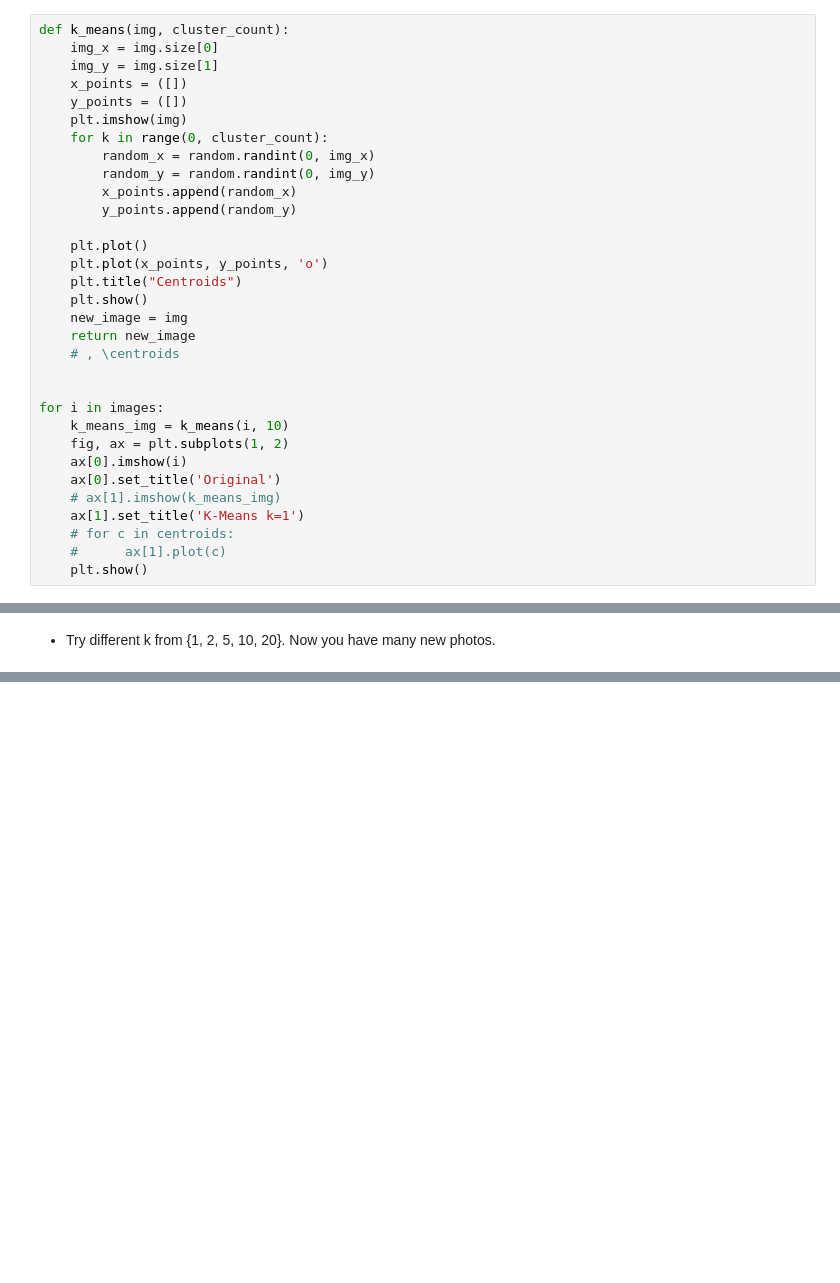
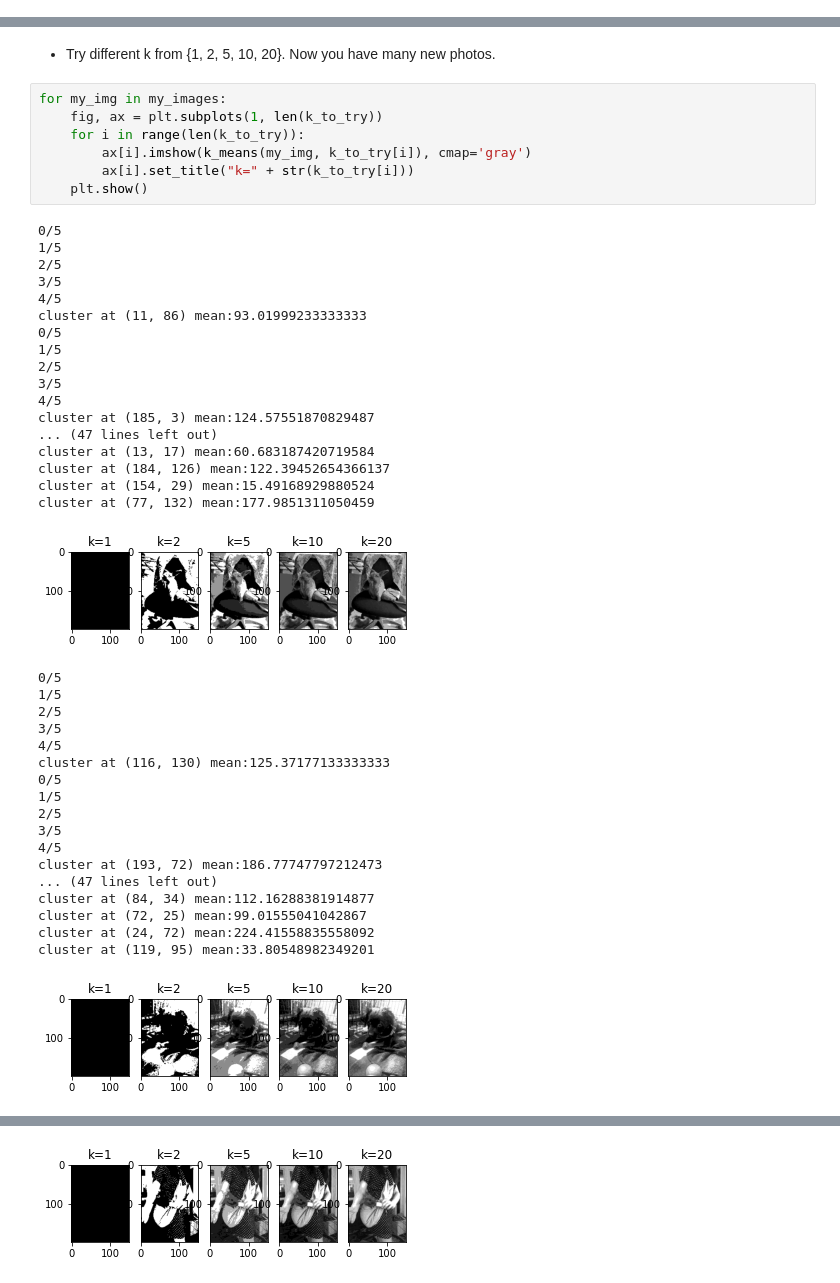
Before and after one commit to AlinaWithAFace/machine-learning-class, a Jupyter notebook: homework-03/src/machine-learning-homework-03.ipynb, the cells around one changed output, grey strips where cells are left out. Cells and saved outputs as stored; diff of their text form; blank space fills up the shorter version.

Commit message:
k-means basics, parts of questions

```diff
--- a/homework-03/src/machine-learning-homework-03.ipynb
+++ b/homework-03/src/machine-learning-homework-03.ipynb
@@ -37,35 +73,3 @@ for i in images:
 # %% [markdown]
 * Apply K-means to the pixels, and rewrite the image where each pixel is replaced by
 the mean of its cluster. Now you have a new photo.
-# %%
-def k_means(img, cluster_count):
-    img_x = img.size[0]
-    img_y = img.size[1]
-    x_points = ([])
-    y_points = ([])
-    plt.imshow(img)
-    for k in range(0, cluster_count):
-        random_x = random.randint(0, img_x)
-        random_y = random.randint(0, img_y)
-        x_points.append(random_x)
-        y_points.append(random_y)
-
-    plt.plot()
-    plt.plot(x_points, y_points, 'o')
-    plt.title("Centroids")
-    plt.show()
-    new_image = img
-    return new_image
-    # , \centroids
-
-
-for i in images:
-    k_means_img = k_means(i, 10)
-    fig, ax = plt.subplots(1, 2)
-    ax[0].imshow(i)
-    ax[0].set_title('Original')
-    # ax[1].imshow(k_means_img)
-    ax[1].set_title('K-Means k=1')
-    # for c in centroids:
-    #      ax[1].plot(c)
-    plt.show()
@@ -79,2 +213,46 @@ for i in images:
 # %% [markdown]
 * Try different k from {1, 2, 5, 10, 20}. Now you have many new photos.
+# %%
+for my_img in my_images:
+    fig, ax = plt.subplots(1, len(k_to_try))
+    for i in range(len(k_to_try)):
+        ax[i].imshow(k_means(my_img, k_to_try[i]), cmap='gray')
+        ax[i].set_title("k=" + str(k_to_try[i]))
+    plt.show()
+# %% [output]
+0/5
+1/5
+2/5
+3/5
+4/5
+cluster at (11, 86) mean:93.01999233333333
+0/5
+1/5
+2/5
+3/5
+4/5
+cluster at (185, 3) mean:124.57551870829487
+... (47 lines left out)
+cluster at (13, 17) mean:60.683187420719584
+cluster at (184, 126) mean:122.39452654366137
+cluster at (154, 29) mean:15.49168929880524
+cluster at (77, 132) mean:177.9851311050459
+[figure, added]
+0/5
+1/5
+2/5
+3/5
+4/5
+cluster at (116, 130) mean:125.37177133333333
+0/5
+1/5
+2/5
+3/5
+4/5
+cluster at (193, 72) mean:186.77747797212473
+... (47 lines left out)
+cluster at (84, 34) mean:112.16288381914877
+cluster at (72, 25) mean:99.01555041042867
+cluster at (24, 72) mean:224.41558835558092
+cluster at (119, 95) mean:33.80548982349201
+[figure, added]
@@ -80,0 +276 @@ for i in images:
+[figure, added]
```
Also changed, not shown: parts of 8 cells of this notebook.
